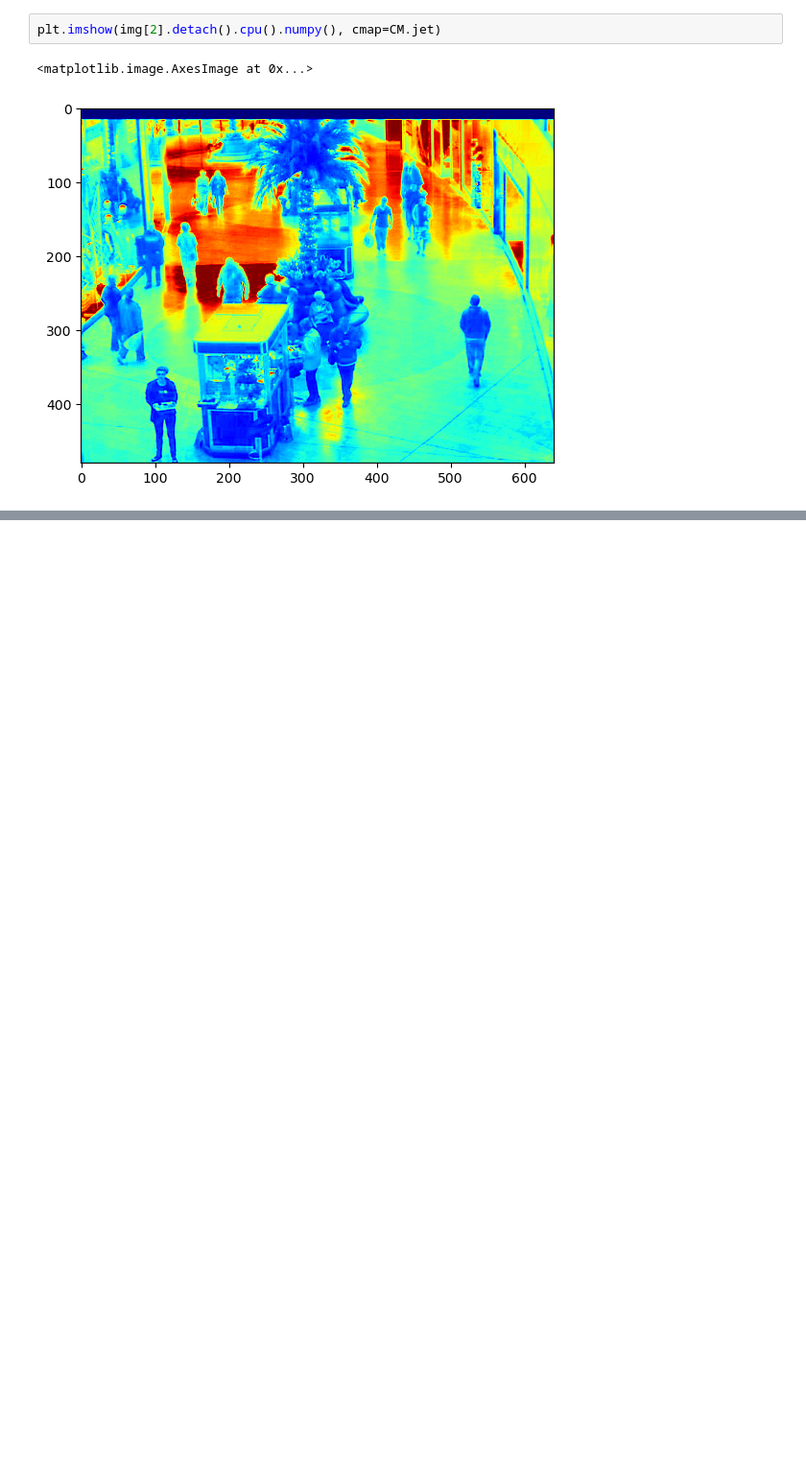
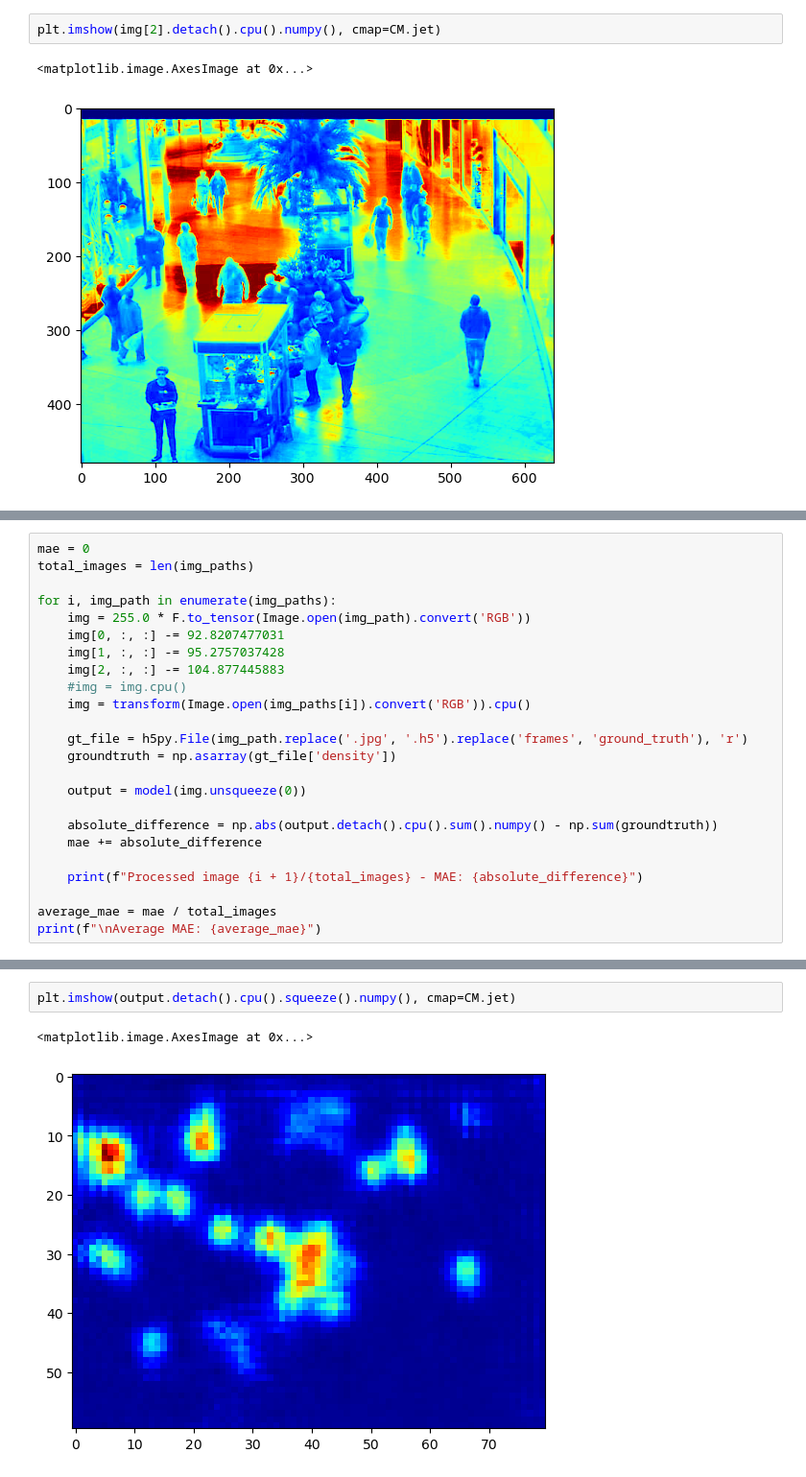
Before and after one commit to aidinattar/CSRNet-pytorch, a Jupyter notebook: mall_val.ipynb, the cells around one changed output, grey strips where cells are left out. Shown at 96% size. Saved outputs shown, nothing was run; the diff lists cells and outputs as text; blank space fills up the shorter version.

```diff
--- a/mall_val.ipynb
+++ b/mall_val.ipynb
@@ -110,0 +129,24 @@ output.detach().cpu().squeeze().numpy().sum()
+# %%
+mae = 0
+total_images = len(img_paths)
+
+for i, img_path in enumerate(img_paths):
+    img = 255.0 * F.to_tensor(Image.open(img_path).convert('RGB'))
+    img[0, :, :] -= 92.8207477031
+    img[1, :, :] -= 95.2757037428
+    img[2, :, :] -= 104.877445883
+    #img = img.cpu()
+    img = transform(Image.open(img_paths[i]).convert('RGB')).cpu()
+
+    gt_file = h5py.File(img_path.replace('.jpg', '.h5').replace('frames', 'ground_truth'), 'r')
+    groundtruth = np.asarray(gt_file['density'])
+
+    output = model(img.unsqueeze(0))
+
+    absolute_difference = np.abs(output.detach().cpu().sum().numpy() - np.sum(groundtruth))
+    mae += absolute_difference
+
+    print(f"Processed image {i + 1}/{total_images} - MAE: {absolute_difference}")
+
+average_mae = mae / total_images
+print(f"\nAverage MAE: {average_mae}")
@@ -110,0 +171,5 @@ output.detach().cpu().squeeze().numpy().sum()
+# %%
+plt.imshow(output.detach().cpu().squeeze().numpy(), cmap=CM.jet)
+# %% [output]
+<matplotlib.image.AxesImage at 0x...>
+[figure, added]
```
Also changed, not shown: parts of 8 cells of this notebook, 2 other files.
